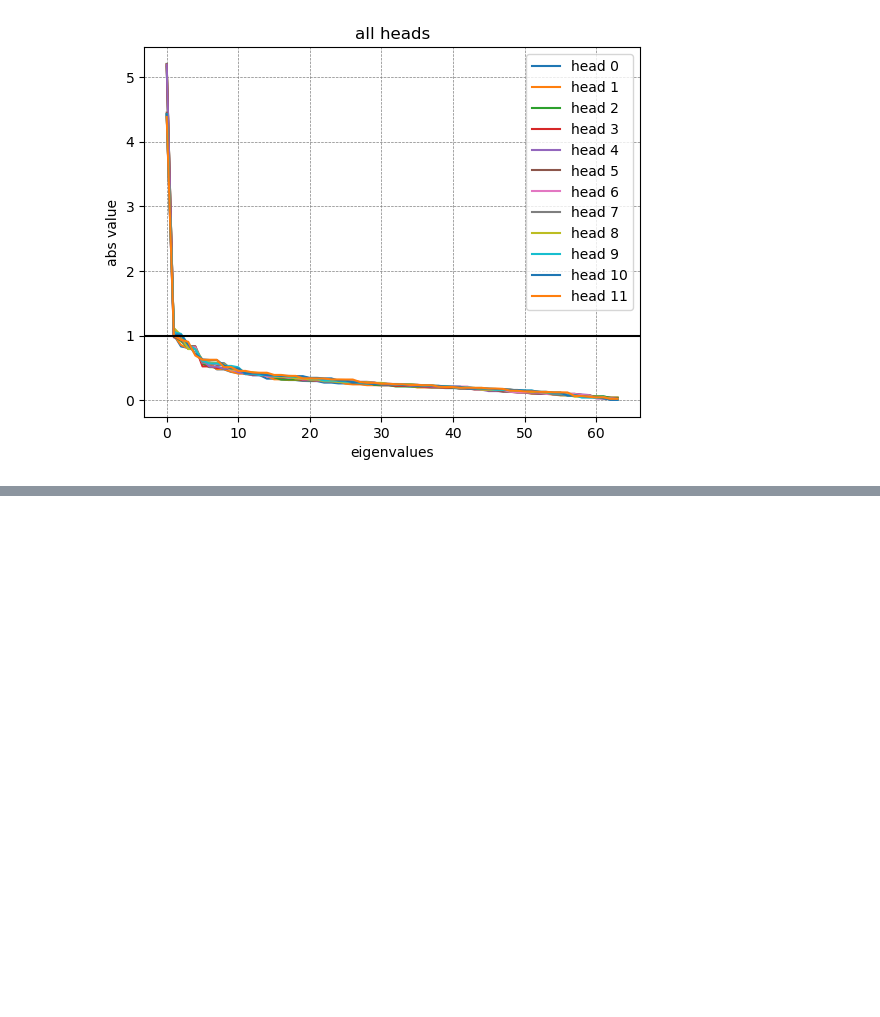
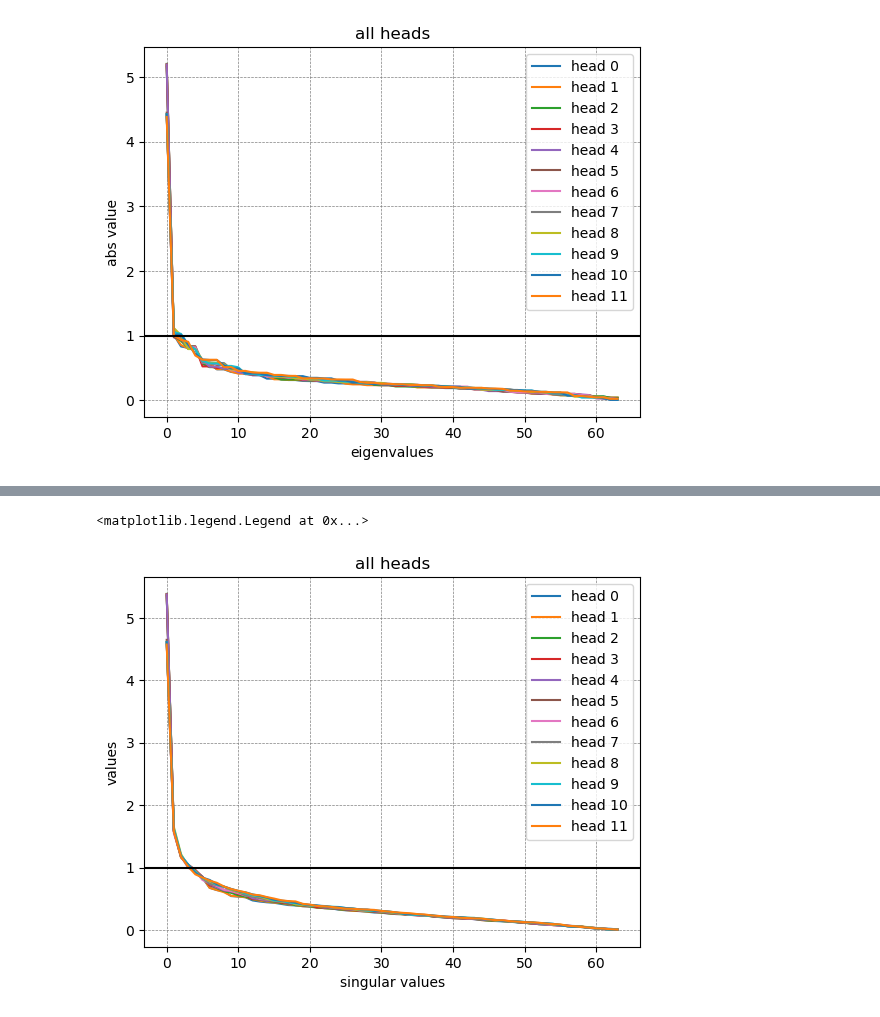
Before and after one commit to matteosaponati/attention-geometry, a Jupyter notebook: examples/BERT_analysis.ipynb, the cells around one changed output, grey strips where cells are left out. Drawn from its saved outputs; the diff is of its cells as text; code cells hidden in the pictures; blank space fills up the shorter version.

```diff
--- a/examples/BERT_analysis.ipynb
+++ b/examples/BERT_analysis.ipynb
@@ -257,0 +293,29 @@ plt.grid(color = 'gray', linestyle = '--', linewidth = 0.5)
+# %%
+"""
+eigenvalues distribution across the network layers
+
+We quantify how the percentage of leading eigenvalues (with magnitude > 1) changes across layers,
+and how many eigenvalues are either real or complex conjugates
+"""
+
+def svd_blocks(h,dh,A):
+    singular_values = []
+    for j in range(h):
+        _,  sv, _ = np.linalg.svd(A[ j:j+dh , j:j+dh ])
+        singular_values.append(sv)
+    return singular_values
+
+layer = 0
+singular_values = svd_blocks(h,dh,M[layer])
+# %%
+plt.title('all heads')
+for head in range(h):
+    plt.plot(singular_values[head],label = 'head '+str(head))
+plt.grid(color = 'gray', linestyle = '--', linewidth = 0.5)
+plt.axhline(y=1,color='k')
+plt.xlabel('singular values')
+plt.ylabel('values')
+plt.legend()
+# %% [output]
+<matplotlib.legend.Legend at 0x...>
+[figure, added]
```
Also changed, not shown: parts of 12 cells of this notebook.
